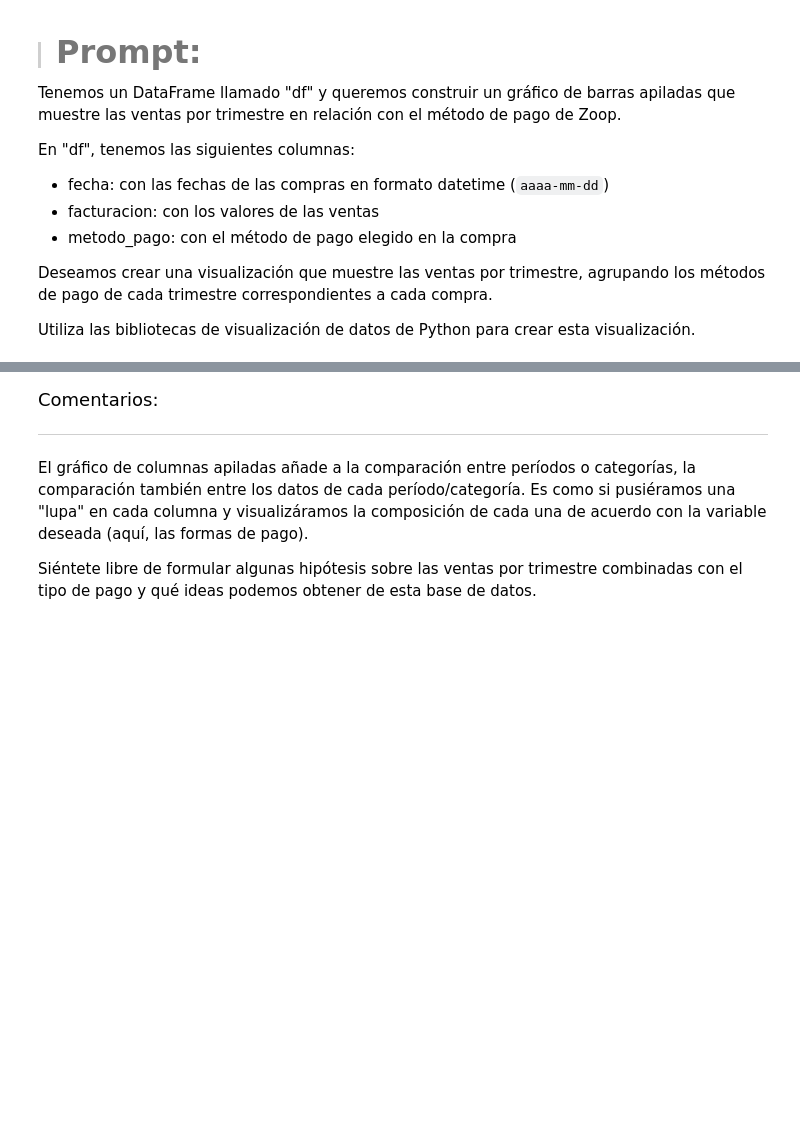
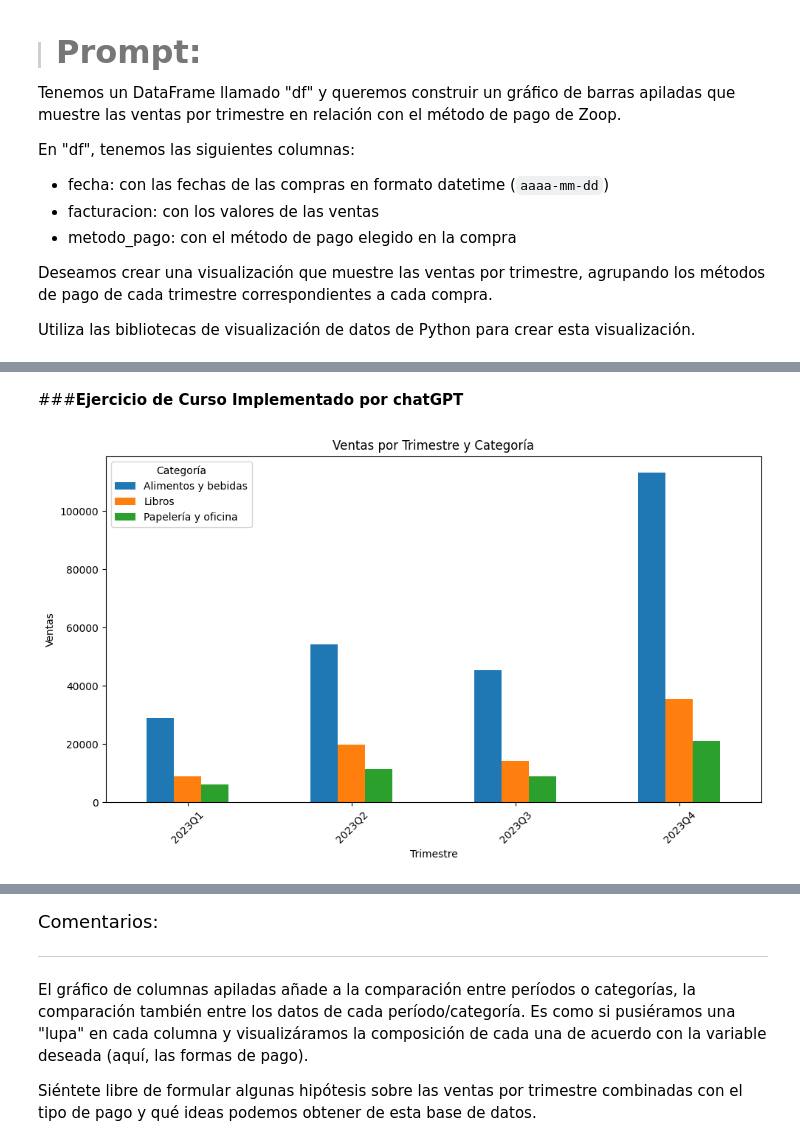
Before and after one commit to clopezv/Challenger_TelecomX, a Jupyter notebook: IA_aplicada_a_ciencia_de_datos.ipynb, the cells around one changed output, grey strips where cells are left out. Saved outputs shown, nothing was run; the diff lists cells and outputs as text; code cells hidden in the pictures; blank space fills up the shorter version.

```diff
--- a/IA_aplicada_a_ciencia_de_datos.ipynb
+++ b/IA_aplicada_a_ciencia_de_datos.ipynb
@@ -1054,0 +1095,27 @@ Utiliza las bibliotecas de visualización de datos de Python para crear esta vis
+# %% [markdown]
+###**Ejercicio de Curso Implementado por chatGPT**
+# %%
+import pandas as pd
+import matplotlib.pyplot as plt
+
+df['facturacion'] = (df['precio_unitario'] * df['cantidad']) + df['envio']
+df['trimestre'] = df['fecha'].dt.to_period('Q')
+# Suponiendo que ya tienes el DataFrame df
+# Filtrar las categorías deseadas
+categorias_deseadas = ["Papelería y oficina", "Libros", "Alimentos y bebidas"]
+df_filtrado = df[df['categoría'].isin(categorias_deseadas)]
+# Pivotar los datos para tener los trimestres como índice y las categorías como columnas
+pivot_df = df_filtrado.pivot_table(index='trimestre', columns='categoría', values='facturacion', aggfunc='sum')
+# Crear el gráfico de columnas agrupadas
+pivot_df.plot(kind='bar', stacked=False, figsize=(10, 6))
+# Agregar etiquetas y título
+plt.xlabel('Trimestre')
+plt.ylabel('Ventas')
+plt.title('Ventas por Trimestre y Categoría')
+plt.xticks(rotation=45)  # Rotar las etiquetas del eje x para mejorar la legibilidad
+# Mostrar el gráfico
+plt.legend(title='Categoría')
+plt.tight_layout()
+plt.show()
+# %% [output]
+[figure, added]
```
Also changed, not shown: parts of 9 cells of this notebook.
